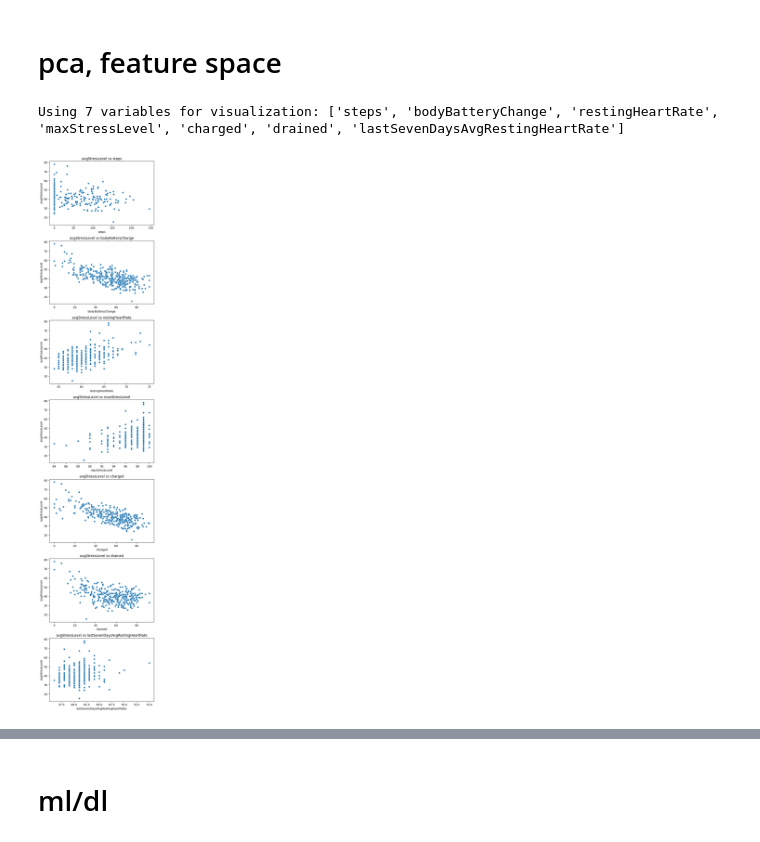
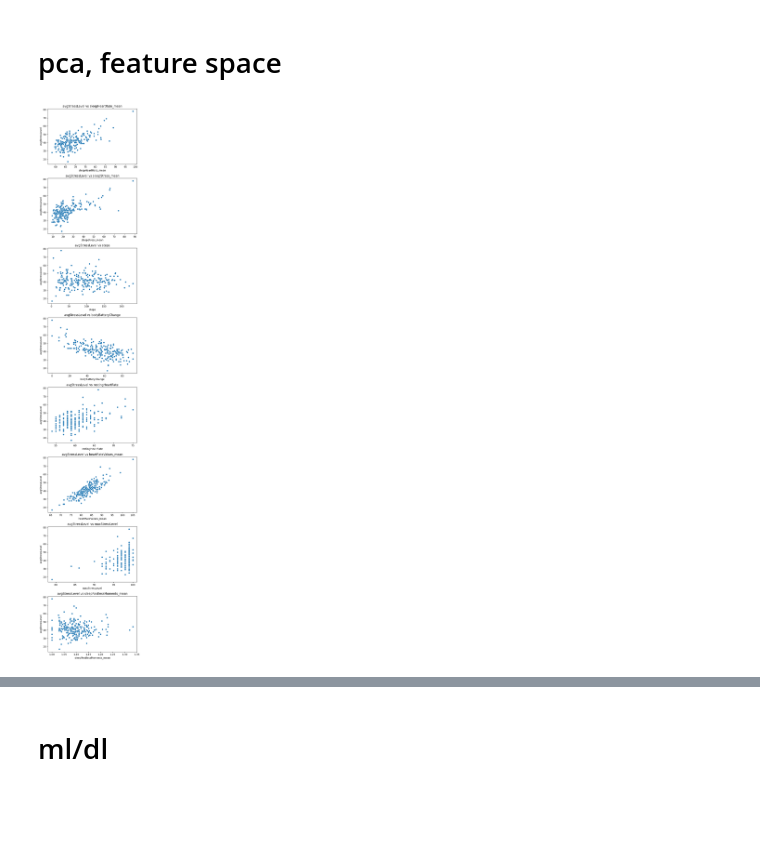
Before and after one commit to tolgasabanoglu/spatiotemporal, a Jupyter notebook: notebooks/analysis.ipynb, the cells around one changed output, grey strips where cells are left out. Drawn from its saved outputs; the diff is of its cells as text; code cells hidden in the pictures; blank space fills up the shorter version.

```diff
--- a/notebooks/analysis.ipynb
+++ b/notebooks/analysis.ipynb
@@ -381,42 +378,29 @@ activityLevelConstant                     bool
 # %% [markdown]
 # pca, feature space
 # %%
-# Define x variables (dynamically filter to only those that exist after cleaning)
-desired_x_vars = [
+# Define x variables
+x_vars = [
     'sleepHeartRate_mean',
     'sleepStress_mean',
     'steps',
     'bodyBatteryChange',
     'restingHeartRate',
     'heartRateValues_mean',
     'maxStressLevel',
-    'sleepRestlessMoments_mean',
-    'charged',
-    'drained',
-    'lastSevenDaysAvgRestingHeartRate'
+    'sleepRestlessMoments_mean'
 ]
 
-# Only keep columns that exist in the cleaned dataframe
-x_vars = [col for col in desired_x_vars if col in merged_daily_agg.columns]
-print(f"Using {len(x_vars)} variables for visualization: {x_vars}")
+# Create a figure
+fig, axes = plt.subplots(len(x_vars), 1, figsize=(6, 4 * len(x_vars)))
 
-if len(x_vars) == 0:
-    print("No variables available for visualization after cleaning!")
-else:
-    # Create a figure
-    fig, axes = plt.subplots(len(x_vars), 1, figsize=(6, 4 * len(x_vars)))
-    if len(x_vars) == 1:
-        axes = [axes]  # Ensure axes is iterable for single plot
+# Plot each scatter plot
+for i, x in enumerate(x_vars):
+    sns.scatterplot(data=merged_daily_agg, x=x, y='avgStressLevel', ax=axes[i])
+    axes[i].set_title(f'avgStressLevel vs {x}')
+    axes[i].set_xlabel(x)
+    axes[i].set_ylabel('avgStressLevel')
 
-    # Plot each scatter plot
-    for i, x in enumerate(x_vars):
-        sns.scatterplot(data=merged_daily_agg, x=x, y='avgStressLevel', ax=axes[i])
-        axes[i].set_title(f'avgStressLevel vs {x}')
-        axes[i].set_xlabel(x)
-        axes[i].set_ylabel('avgStressLevel')
-
-    plt.tight_layout()
-    plt.show()
+plt.tight_layout()
+plt.show()
 # %% [output]
-Using 7 variables for visualization: ['steps', 'bodyBatteryChange', 'restingHeartRate', 'maxStressLevel', 'charged', 'drained', 'lastSevenDaysAvgRestingHeartRate']
-[figure, old version]
+[figure, new version]
```
Also changed, not shown: parts of 20 cells of this notebook.
